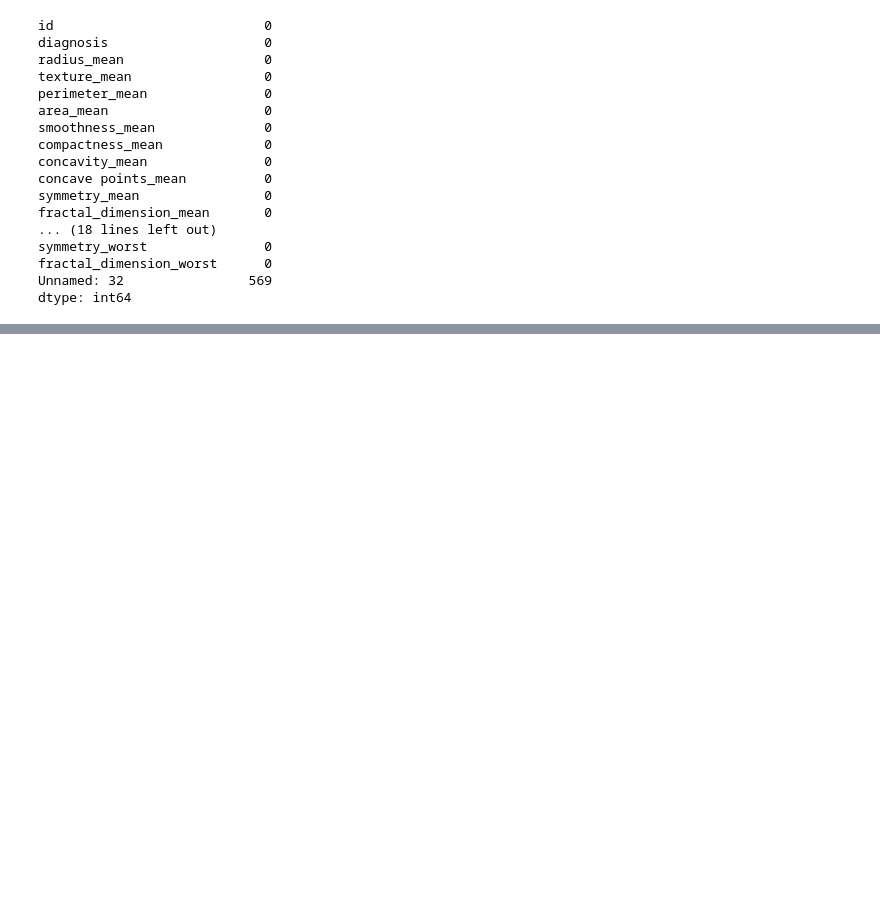
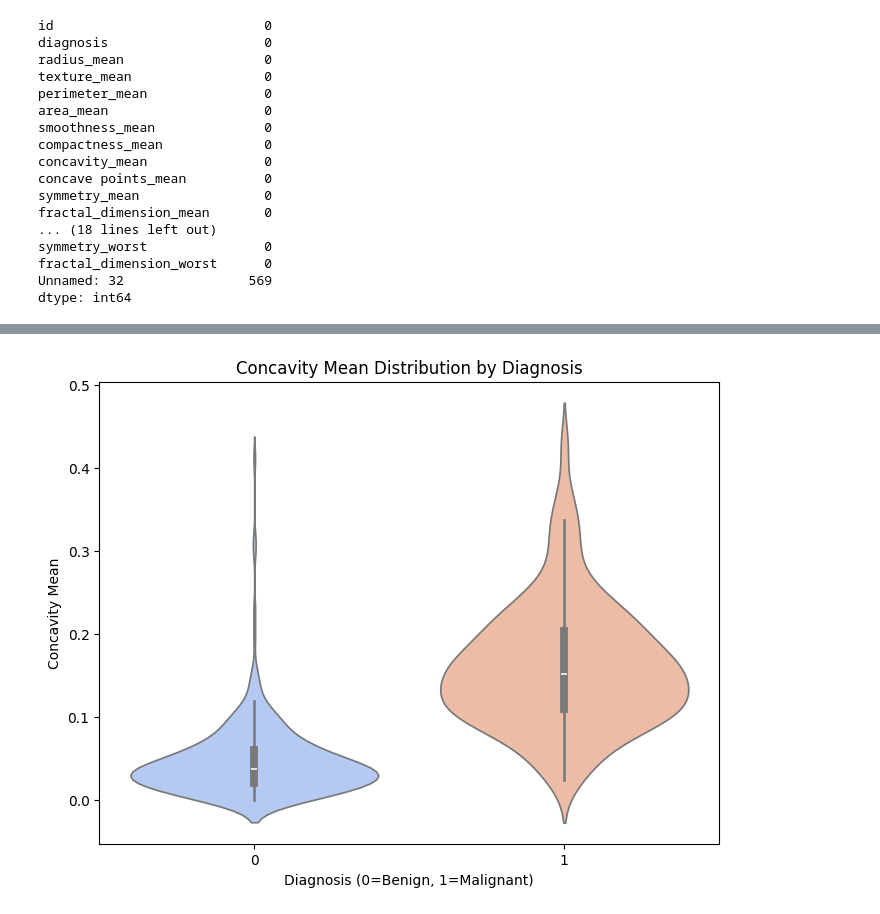
Before and after one commit to murad-02/Breast_Cancer_Detection, a Jupyter notebook: NotebookFile/BreastcancerDetection.ipynb, the cells around one changed output, grey strips where cells are left out. Cells and saved outputs as stored; diff of their text form; code cells hidden in the pictures; blank space fills up the shorter version.

```diff
--- a/NotebookFile/BreastcancerDetection.ipynb
+++ b/NotebookFile/BreastcancerDetection.ipynb
@@ -110,0 +169,10 @@ df.head()
+# %%
+# 3. Violin plot for another feature
+plt.figure(figsize=(8, 6))
+sns.violinplot(x='diagnosis', y='concavity_mean', data=df, palette='coolwarm')
+plt.title('Concavity Mean Distribution by Diagnosis')
+plt.xlabel('Diagnosis (0=Benign, 1=Malignant)')
+plt.ylabel('Concavity Mean')
+plt.show()
+# %% [output]
+[figure, added]
```
Also changed, not shown: parts of 12 cells of this notebook.
